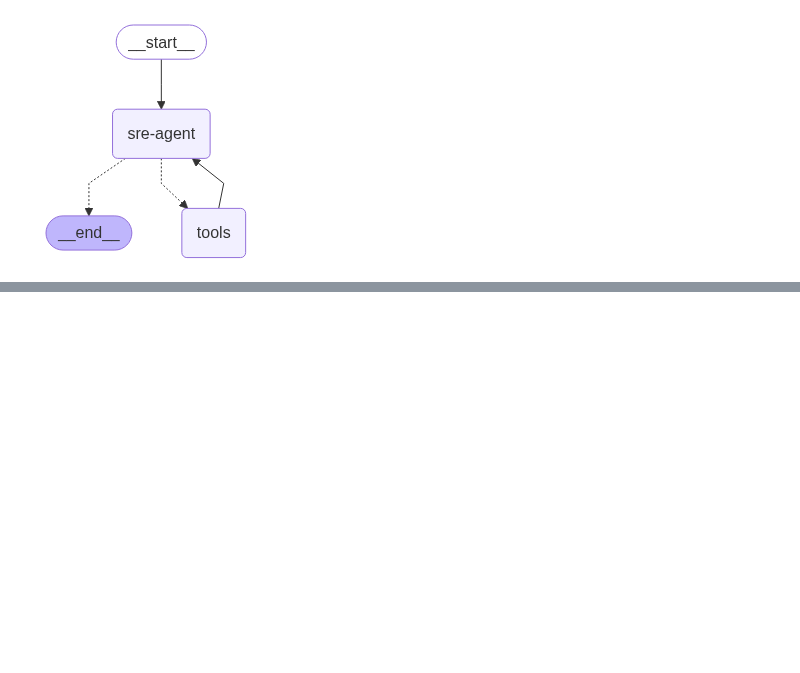
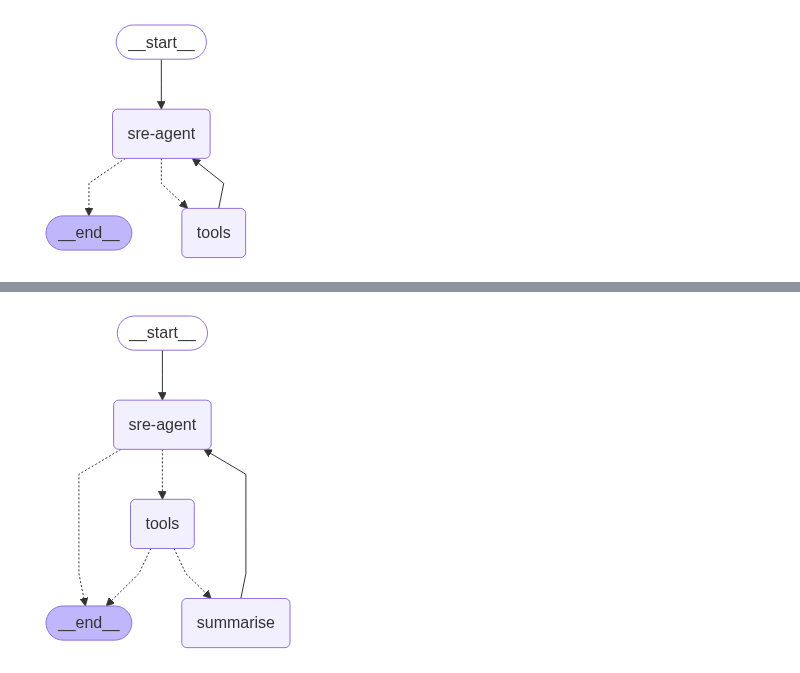
Before and after one commit to martinimarcello00/SRE-agent, a Jupyter notebook: SRE-ReAct-agent.ipynb, the cells around one changed output, grey strips where cells are left out. Cells and saved outputs as stored; diff of their text form; code cells hidden in the pictures; blank space fills up the shorter version.

Commit message:
Add optimized ReAct agent implementation with structured schema

```diff
--- a/SRE-ReAct-agent.ipynb
+++ b/SRE-ReAct-agent.ipynb
@@ -457,0 +526,11 @@ Messages exported to results/20250820_104615.txt
+# %%
+from pydantic import BaseModel, Field
+
+class UpdateAgentData(BaseModel):
+    """
+    Represents a step performed by the SRE agent.
+    """
+    insight: str = Field(..., description="Most important new finding")
+    prev_step: str = Field(..., description="Concise description of the most recent action taken")
+# %%
+llm_with_strct_output = gpt5mini.with_structured_output(UpdateAgentData)
@@ -457,0 +623,49 @@ Messages exported to results/20250820_104615.txt
+# %%
+from langgraph.graph import START, END, StateGraph
+from langgraph.prebuilt import tools_condition, ToolNode
+from IPython.display import Image, display
+
+# Build the graph
+builder = StateGraph(SREAgentState)
+
+# Add nodes
+builder.add_node("sre-agent", sreAgent)
+builder.add_node("tools", ToolNode(tools_with_completion)) # Tool node is executing the tool called in the previous message
+builder.add_node("summarise", summarise) # Node to reduce the raw data into a schema
+
+# Add edges
+builder.add_edge(START, "sre-agent")
+
+# Conditional edge from sre-agent
+builder.add_conditional_edges(
+    "sre-agent",
+    #Use in the conditional_edge to route to the ToolNode if the last message has tool calls. Otherwise, route to the end.
+    tools_condition,
+)
+
+# After tools, decide whether to summarise or end
+def after_tools_condition(state: SREAgentState):
+    # If response is filled, investigation is complete (end of the workflow)
+    if state.get("response"):
+        return END
+    return "summarise"
+
+builder.add_conditional_edges(
+    "tools",
+    after_tools_condition,
+    {
+        "summarise": "summarise",
+        END: END
+    }
+)
+
+# After summarise, continue investigation (go to sre-agent)
+builder.add_edge("summarise", "sre-agent")
+
+# Compile the graph
+structured_graph = builder.compile()
+
+# Show the graph
+display(Image(structured_graph.get_graph(xray=True).draw_mermaid_png()))
+# %% [output]
+[figure, added]
```
Also changed, not shown: parts of 19 cells of this notebook.
